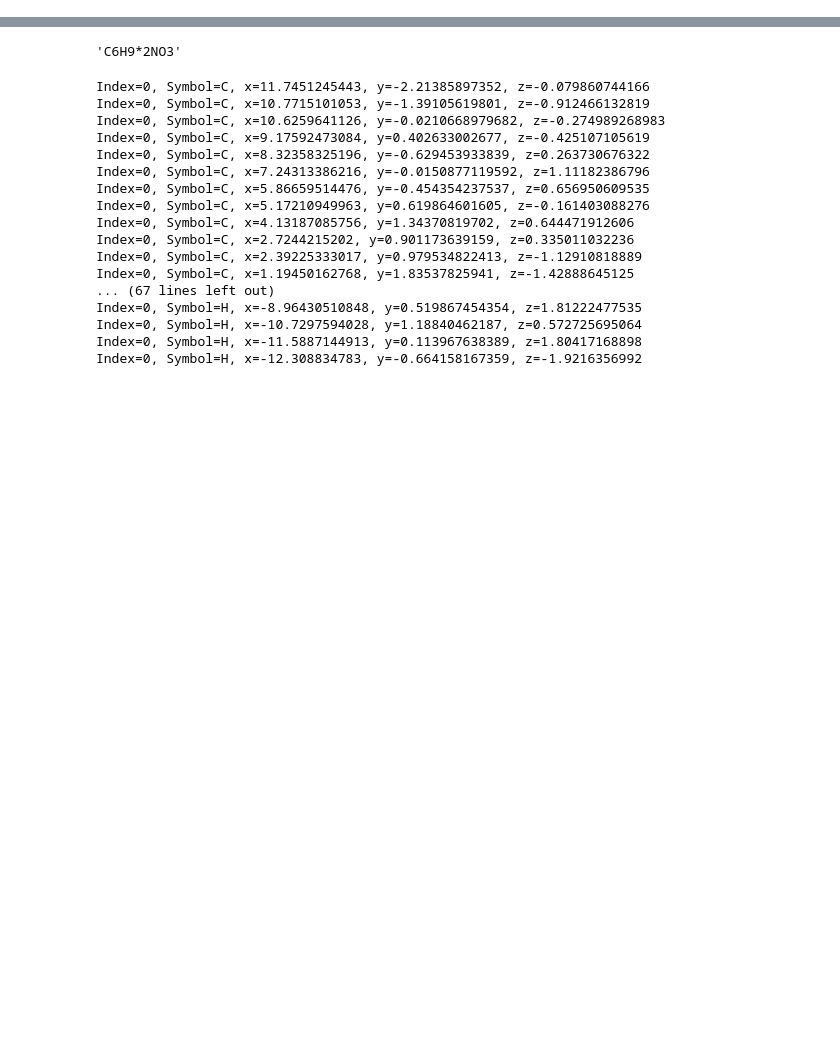
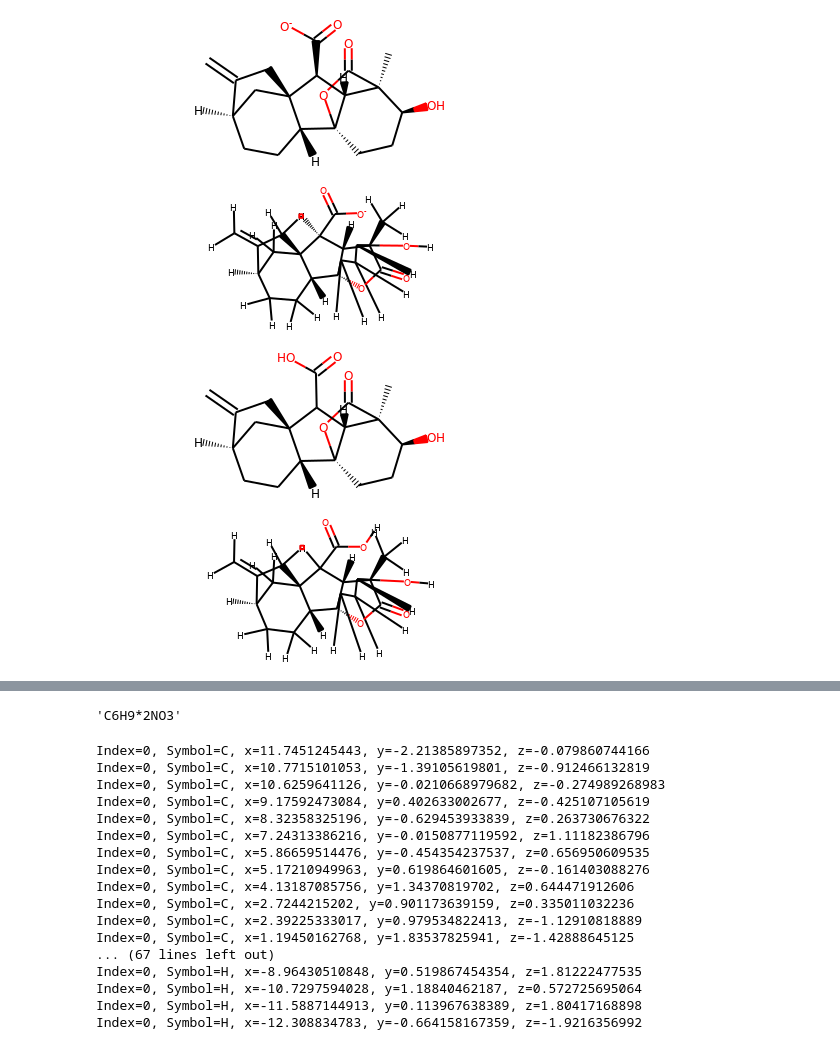
Before and after one commit to wadejong/MetAtlas, a Jupyter notebook: chebi_and_metacyc.ipynb, the cells around one changed output, grey strips where cells are left out. Saved outputs shown, nothing was run; the diff lists cells and outputs as text; code cells hidden in the pictures; blank space fills up the shorter version.

Commit message:
adding some comps about rdkit's 3d conformer generating

```diff
--- a/chebi_and_metacyc.ipynb
+++ b/chebi_and_metacyc.ipynb
@@ -1,12 +1,12 @@
 # %%
 import pandas as pd
+import numpy as np
 import hashlib
 from rdkit import Chem
 from rdkit.Chem import AllChem
-from metatlas import make_df_with_molecules_from_csv, psi4_xyzfile_to_psi4mol
+from metatlas import make_df_with_molecules_from_csv, xyzfile_to_psi4mol
 from tqdm import tqdm_notebook as tqdm
 import psi4
 
 CSV_FILE = 'chebi_and_metacyc_molecules.csv'
+molecules = make_df_with_molecules_from_csv(CSV_FILE, reset=False)
-# %%
-molecules = make_df_with_molecules_from_csv(CSV_FILE)
@@ -18,0 +44,18 @@ pybel.readstring('smi', molecules.loc[0, 'sanitized_smiles'], opt={})
+# %%
+ogsmile = molecules.loc[0, 'original_smiles']
+sanismile = molecules.loc[0, 'sanitized_smiles']
+
+rdkit_ogsmile = Chem.MolFromSmiles(ogsmile)
+display(rdkit_ogsmile)
+rdkit_ogsmile = Chem.AddHs(rdkit_ogsmile)
+display(rdkit_ogsmile)
+
+rdkit_sanismile = Chem.MolFromSmiles(sanismile)
+display(rdkit_sanismile)
+rdkit_sanismile = Chem.AddHs(rdkit_sanismile)
+display(rdkit_sanismile)
+# %% [output]
+[figure, added]
+[figure, added]
+[figure, added]
+[figure, added]
```
Also changed, not shown: parts of 14 cells of this notebook.
